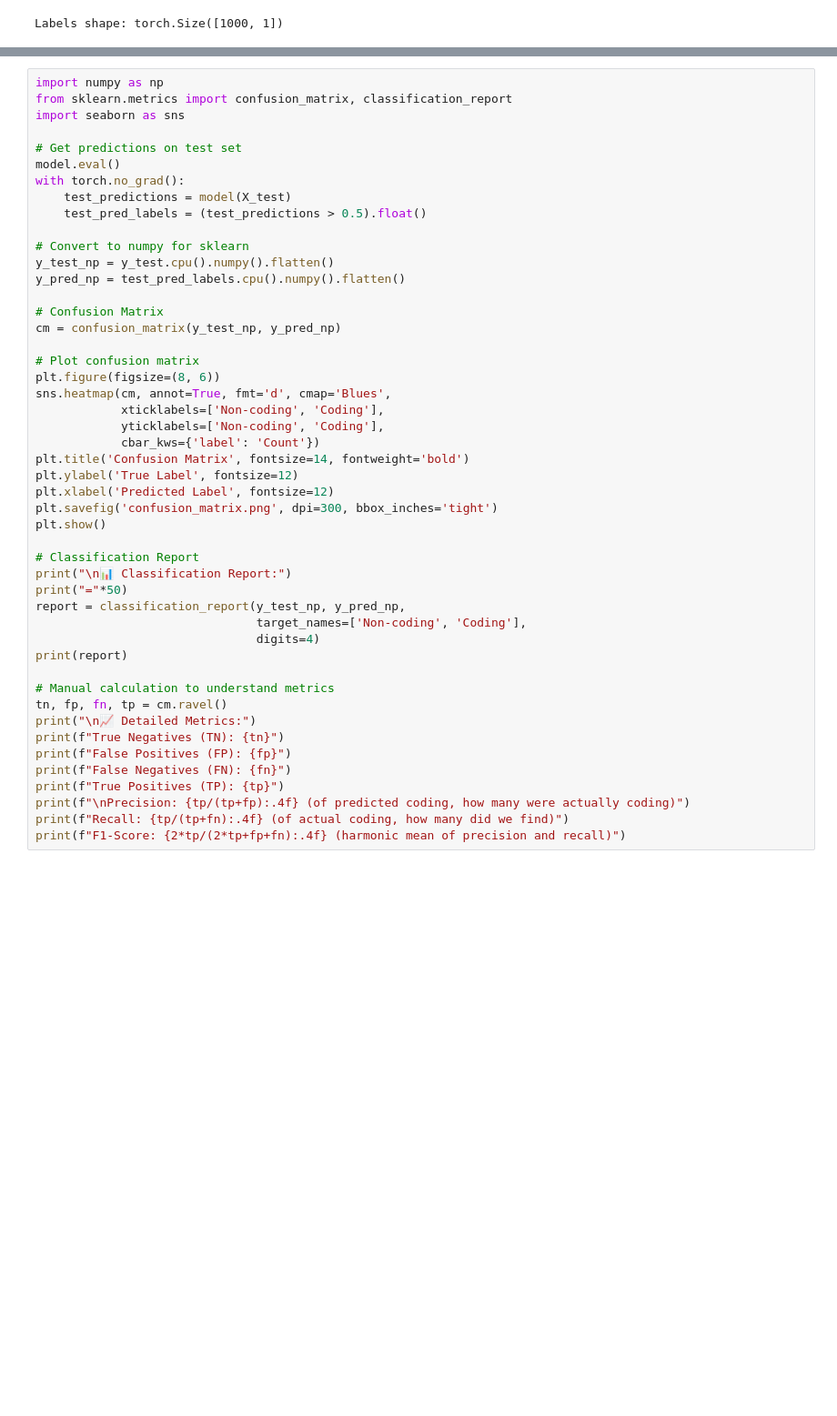
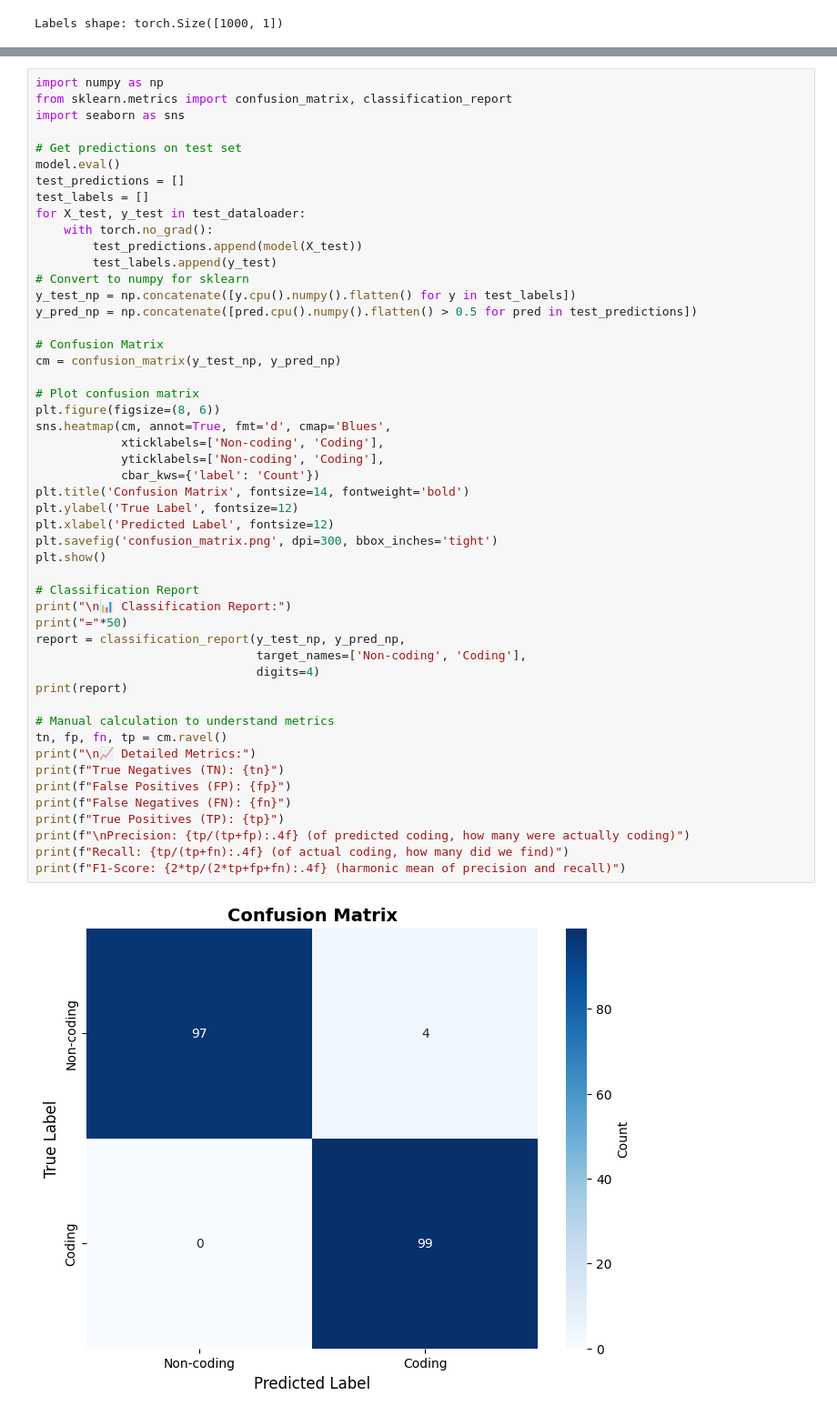
Before and after one commit to Kudashian/bioseq, a Jupyter notebook: week3_/notebook/05_Refactor_dna_classifier.ipynb, the cells around one changed output, grey strips where cells are left out. Shown at 91% size. Cells and saved outputs as stored; diff of their text form; blank space fills up the shorter version.

```diff
--- a/week3_/notebook/05_Refactor_dna_classifier.ipynb
+++ b/week3_/notebook/05_Refactor_dna_classifier.ipynb
@@ -350,13 +331,15 @@ import seaborn as sns
 
 # Get predictions on test set
 model.eval()
-with torch.no_grad():
-    test_predictions = model(X_test)
-    test_pred_labels = (test_predictions > 0.5).float()
-
+test_predictions = []
+test_labels = []
+for X_test, y_test in test_dataloader:
+    with torch.no_grad():
+        test_predictions.append(model(X_test))
+        test_labels.append(y_test)
 # Convert to numpy for sklearn
-y_test_np = y_test.cpu().numpy().flatten()
-y_pred_np = test_pred_labels.cpu().numpy().flatten()
+y_test_np = np.concatenate([y.cpu().numpy().flatten() for y in test_labels])
+y_pred_np = np.concatenate([pred.cpu().numpy().flatten() > 0.5 for pred in test_predictions])
 
 # Confusion Matrix
 cm = confusion_matrix(y_test_np, y_pred_np)
@@ -364,30 +347,32 @@ cm = confusion_matrix(y_test_np, y_pred_np)
 # Plot confusion matrix
 plt.figure(figsize=(8, 6))
 sns.heatmap(cm, annot=True, fmt='d', cmap='Blues',
             xticklabels=['Non-coding', 'Coding'],
             yticklabels=['Non-coding', 'Coding'],
             cbar_kws={'label': 'Count'})
 plt.title('Confusion Matrix', fontsize=14, fontweight='bold')
 plt.ylabel('True Label', fontsize=12)
 plt.xlabel('Predicted Label', fontsize=12)
 plt.savefig('confusion_matrix.png', dpi=300, bbox_inches='tight')
 plt.show()
 
 # Classification Report
 print("\n📊 Classification Report:")
 print("="*50)
 report = classification_report(y_test_np, y_pred_np,
                                target_names=['Non-coding', 'Coding'],
                                digits=4)
 print(report)
 
 # Manual calculation to understand metrics
 tn, fp, fn, tp = cm.ravel()
 print("\n📈 Detailed Metrics:")
 print(f"True Negatives (TN): {tn}")
 print(f"False Positives (FP): {fp}")
 print(f"False Negatives (FN): {fn}")
 print(f"True Positives (TP): {tp}")
 print(f"\nPrecision: {tp/(tp+fp):.4f} (of predicted coding, how many were actually coding)")
 print(f"Recall: {tp/(tp+fn):.4f} (of actual coding, how many did we find)")
 print(f"F1-Score: {2*tp/(2*tp+fp+fn):.4f} (harmonic mean of precision and recall)")
+# %% [output]
+[figure, added]
```
Also changed, not shown: parts of 11 cells of this notebook, 5 other files.
